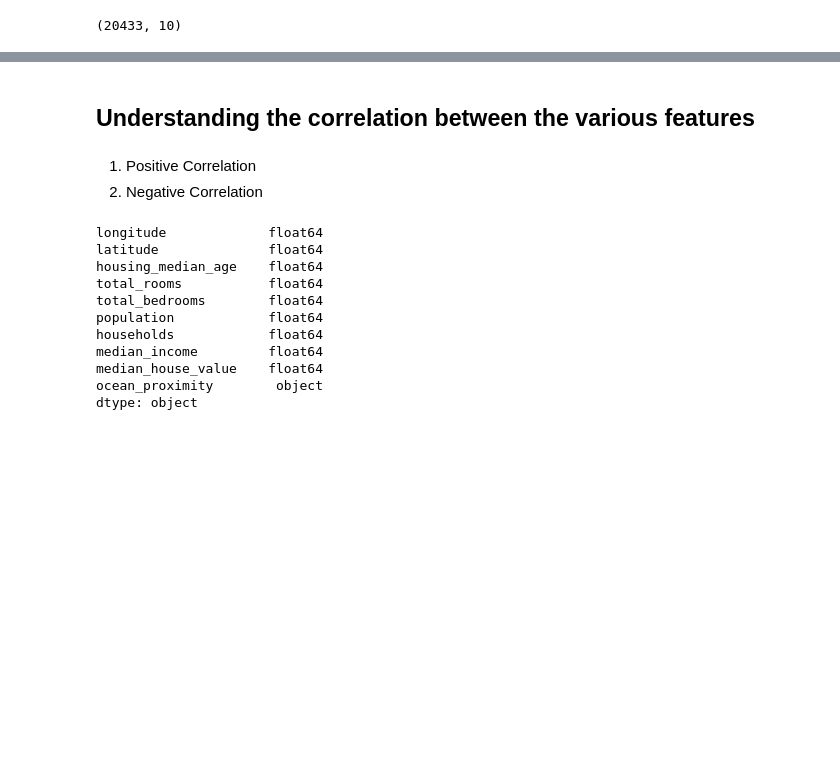
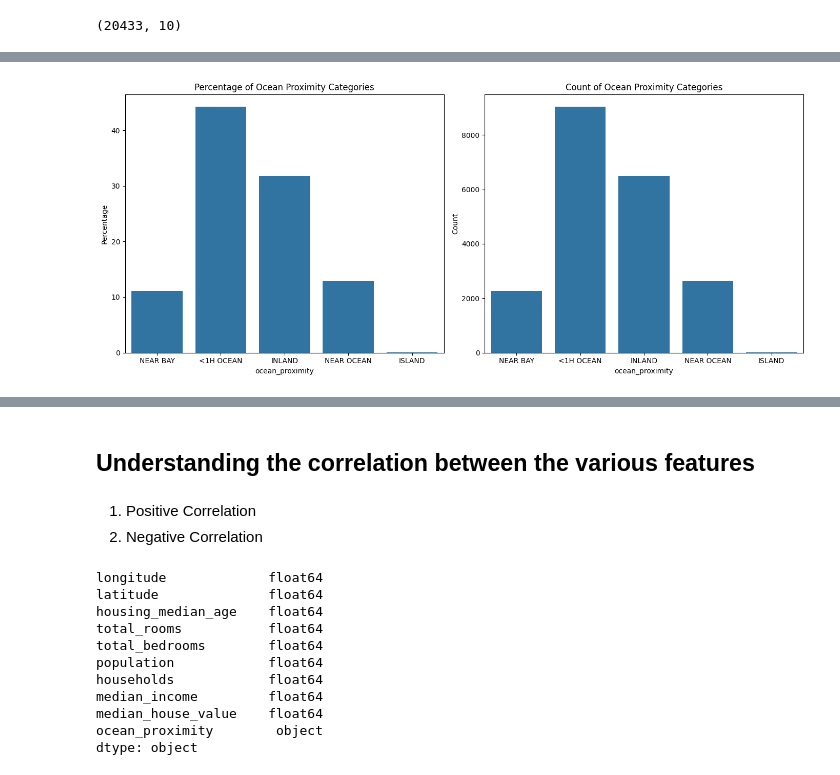
Before and after one commit to HalimaSun/ML_Regression_XGBoost, a Jupyter notebook: regression-model-XGBoost.ipynb, the cells around one changed output, grey strips where cells are left out. Drawn from its saved outputs; the diff is of its cells as text; code cells hidden in the pictures; blank space fills up the shorter version.

```diff
--- a/regression-model-XGBoost.ipynb
+++ b/regression-model-XGBoost.ipynb
@@ -90,0 +167,19 @@ housing_dataset.describe()
+# %%
+# Create a 1x2 grid of plots
+fig, axs = plt.subplots(1, 2, figsize=(14, 6))
+
+# Count plot for ocean_proximity with percentages
+sns.countplot(data=housing_dataset, x="ocean_proximity", ax=axs[0], stat="percent")
+axs[0].set_title('Percentage of Ocean Proximity Categories')
+axs[0].set_ylabel('Percentage')
+
+# Count plot for ocean_proximity with raw counts
+sns.countplot(data=housing_dataset, x="ocean_proximity", ax=axs[1])
+axs[1].set_title('Count of Ocean Proximity Categories')
+axs[1].set_ylabel('Count')
+
+# Adjust layout
+plt.tight_layout()
+plt.show()
+# %% [output]
+[figure, added]
```
Also changed, not shown: parts of 22 cells of this notebook.
